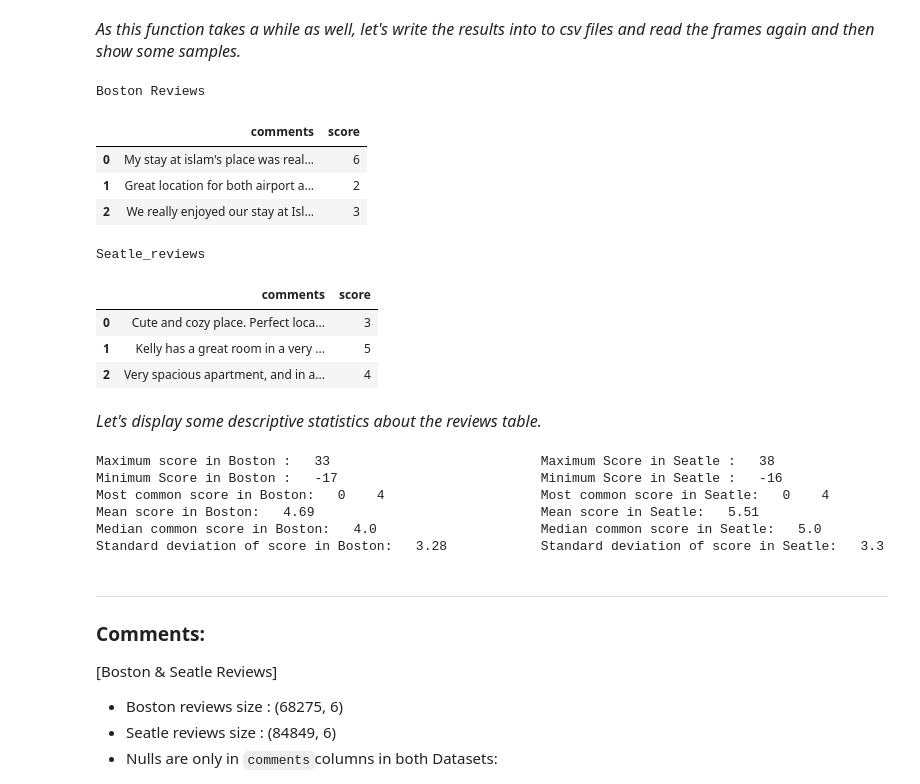
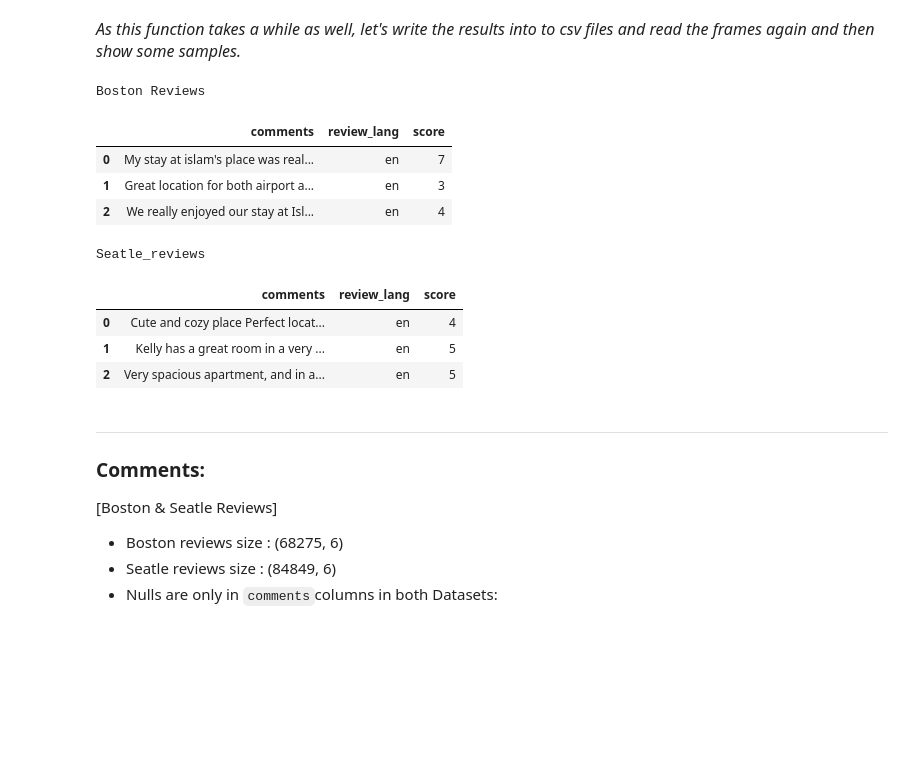
Before and after one commit to Zainy1453/Project-ND-1, a Jupyter notebook: Project-1.ipynb, the cells around one changed output. Saved outputs shown, nothing was run; the diff lists cells and outputs as text; code cells hidden in the pictures; blank space fills up the shorter version.

```diff
--- a/Project-1.ipynb
+++ b/Project-1.ipynb
@@ -927,45 +927,20 @@ s_rev_score.to_csv('s_rev_score.csv')
 # %%
 b_rev_score = pd.read_csv('b_rev_score.csv', index_col = 0)
 s_rev_score = pd.read_csv('s_rev_score.csv', index_col = 0)
-sub_b_rev = b_rev_score.iloc[:,[5,6]]
-sub_s_rev = s_rev_score.iloc[:,[5,6]]
+sub_b_rev = b_rev_score.iloc[:,[5,6,7]]
+sub_s_rev = s_rev_score.iloc[:,[5,6,7]]
 display_side_by_side(sub_b_rev.head(3), sub_s_rev.head(3), titles= ['Boston Reviews', 'Seatle_reviews'])
 # %% [output]
 Boston Reviews
-|  | comments | score |
-| 0 | My stay at islam's place was real... | 6 |
-| 1 | Great location for both airport a... | 2 |
-| 2 | We really enjoyed our stay at Isl... | 3 |
+|  | comments | review_lang | score |
+| 0 | My stay at islam's place was real... | en | 7 |
+| 1 | Great location for both airport a... | en | 3 |
+| 2 | We really enjoyed our stay at Isl... | en | 4 |
 Seatle_reviews
-|  | comments | score |
-| 0 | Cute and cozy place. Perfect loca... | 3 |
-| 1 | Kelly has a great room in a very ... | 5 |
-| 2 | Very spacious apartment, and in a... | 4 |
+|  | comments | review_lang | score |
+| 0 | Cute and cozy place Perfect locat... | en | 4 |
+| 1 | Kelly has a great room in a very ... | en | 5 |
+| 2 | Very spacious apartment, and in a... | en | 5 |
-# %% [markdown]
-<font size = '3' >*Let's display some descriptive statistics about the reviews table.*<font/>
-# %%
-print_side_by_side('Maximum score in Boston : ', b_rev_score.iloc[b_rev_score.score.idxmax()].score,
-                   'Maximum Score in Seatle : ', s_rev_score.iloc[s_rev_score.score.idxmax()].score)
-print_side_by_side('Minimum Score in Boston : ', b_rev_score.iloc[b_rev_score.score.idxmin()].score,
-                   'Minimum Score in Seatle : ', s_rev_score.iloc[s_rev_score.score.idxmin()].score)
-print_side_by_side('Most common score in Boston: ', b_rev_score['score'].mode().to_string(),
-'Most common score in Seatle: ', s_rev_score['score'].mode().to_string())
-print_side_by_side('Mean score in Boston: ', round(b_rev_score['score'].mean(),2)
-,'Mean score in Seatle: ', round(s_rev_score['score'].mean(),2))
-print_side_by_side('Median common score in Boston: ',round( b_rev_score['score'].median(),2),
-'Median common score in Seatle: ', s_rev_score['score'].median())
-print_side_by_side('Standard deviation of score in Boston: ', round(b_rev_score['score'].std(),2)
-,'Standard deviation of score in Seatle: ', round(s_rev_score['score'].std(),2))
-print('\n')
-# print('Score: ', b_rev_score.iloc[b_rev_score.score.idxmax()].score)
-# b_rev_score.iloc[b_rev_score.score.idxmax()].comments
-# %% [output]
-Maximum score in Boston :   33                           Maximum Score in Seatle :   38
-Minimum Score in Boston :   -17                          Minimum Score in Seatle :   -16
-Most common score in Boston:   0    4                    Most common score in Seatle:   0    4
-Mean score in Boston:   4.69                             Mean score in Seatle:   5.51
-Median common score in Boston:   4.0                     Median common score in Seatle:   5.0
-Standard deviation of score in Boston:   3.28            Standard deviation of score in Seatle:   3.3
 # %% [markdown]
  _______________________________________________________________________________________________________________________
 
```
Also changed, not shown: parts of 26 cells of this notebook, 4 other files.
